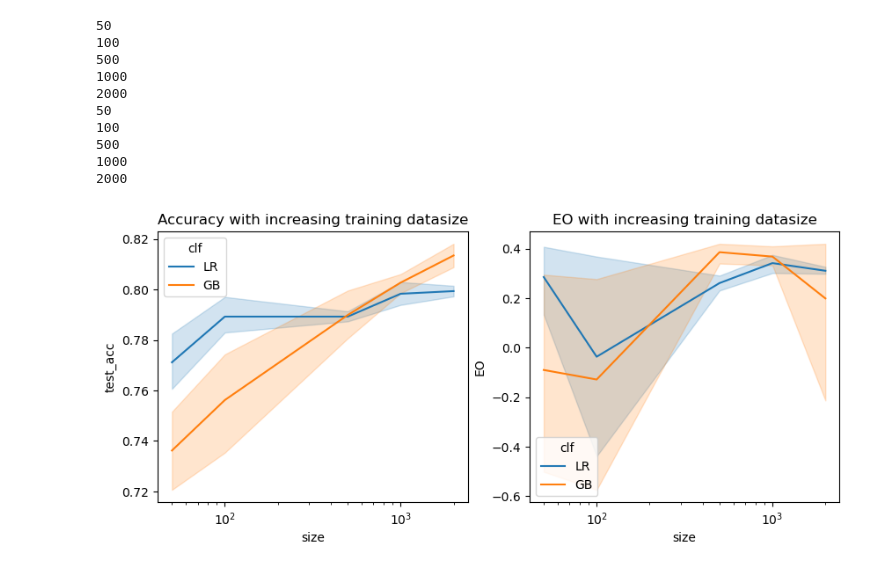
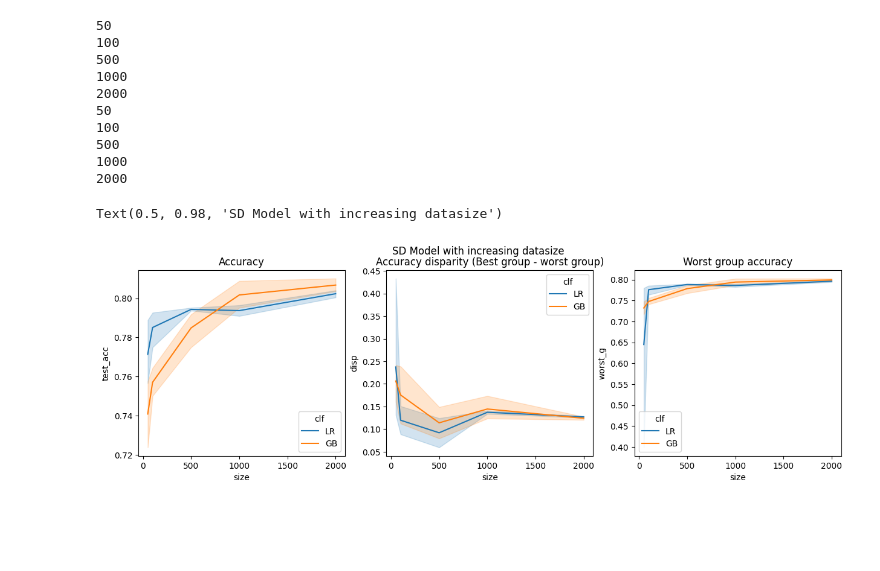
Before and after one commit to the-chen-lab/data-addition-dilemma, a Jupyter notebook: folktables-income-sandbox.ipynb, the cells around one changed output. Cells and saved outputs as stored; diff of their text form; code cells hidden in the pictures; blank space fills up the shorter version.

```diff
--- a/folktables-income-sandbox.ipynb
+++ b/folktables-income-sandbox.ipynb
@@ -90,7 +100,7 @@ data_dict={}
 state='KS'
 year='2014'
 
-for state in ['DC', 'CA', 'HI', 'SD', 'PA', 'MI', 'GA', 'MS']:
+for state in ['CA', 'HI', 'SD', 'PA', 'MI', 'GA', 'MS']:
     data_dict[state] = {}
     data_source = ACSDataSource(survey_year=year, horizon='1-Year', survey='person')
     acs_data = data_source.get_data(states=[state], download=True)
@@ -116,16 +126,17 @@ for clf in clf_dict:
         model.fit(X_train, y_train)
 
         yhat = model.predict(X_test)
-        white_tpr = np.mean(yhat[(y_test == 1) & (group_test == 1)])
-        black_tpr = np.mean(yhat[(y_test == 1) & (group_test == 2)])
+        corr = yhat == y_test
+        g_acc_arr = mt.group_accuracy(corr, group_test)
 
         results.append({
             'year': year,
             'state': ref_state,
             'test_acc': model.score(X_test, y_test),
-            'EO': white_tpr - black_tpr,
+            'disp': max(g_acc_arr) - min(g_acc_arr),
+            'worst_g': min(g_acc_arr),
             'size': len(y_train),
-            'run': run,
+            'run': i,
             'clf': clf,
         })
         for state in data_dict.keys():
@@ -135,16 +146,17 @@ for clf in clf_dict:
                         data_dict[state][year]['y'],
                         data_dict[state][year]['g'], test_size=0.4, random_state=i)
                 yhat = model.predict(X_test)
-                white_tpr = np.mean(yhat[(y_test == 1) & (group_test == 1)])
-                black_tpr = np.mean(yhat[(y_test == 1) & (group_test == 2)])
+                corr = yhat == y_test
+                g_acc_arr = mt.group_accuracy(corr, group_test)
 
                 results.append({
                 'year': year,
                 'state': state,
                 'test_acc': model.score(X_test, y_test),
-                'EO': white_tpr - black_tpr,
+                'disp': max(g_acc_arr) - min(g_acc_arr),
+                'worst_g': min(g_acc_arr),
                 'size': len(y_train),
-                'run': run,
+                'run': i,
                 'clf': clf,
             })
 # %%
@@ -194,8 +197,8 @@ for clf in clf_dict.keys():
             model.fit(X_train, y_train)
 
             yhat = model.predict(X_test)
-            white_tpr = np.mean(yhat[(y_test == 1) & (group_test == 1)])
-            black_tpr = np.mean(yhat[(y_test == 1) & (group_test == 2)])
+            corr = yhat == y_test
+            g_acc_arr = mt.group_accuracy(corr, group_test)
 
             train_acc = model.score(X_train, y_train)
 
@@ -204,7 +207,9 @@ for clf in clf_dict.keys():
             results.append({
                 'train_acc': train_acc,
                 'test_acc': test_acc,
-                'EO': white_tpr - black_tpr,
+                'test_acc': model.score(X_test, y_test),
+                'disp': max(g_acc_arr) - min(g_acc_arr),
+                'worst_g': min(g_acc_arr),
                 'size': size,
                 'run': run,
                 'clf': clf,
@@ -222,15 +227,17 @@ for clf in clf_dict.keys():
 2000
 # %%
 results_df = pd.DataFrame(results)
-fig, axes = plt.subplots(1, 2, figsize=(10, 4))
+fig, axes = plt.subplots(1, 3, figsize=(15, 4))
 sns.lineplot(data=results_df, x='size', y='test_acc', hue='clf', ax=axes[0])
-axes[0].set_title("Accuracy with increasing training datasize")
-axes[0].set_xscale('log')
-sns.lineplot(data=results_df, x='size', y='EO', hue='clf', ax=axes[1])
-axes[1].set_title("EO with increasing training datasize")
-axes[1].set_xscale('log')
+axes[0].set_title("Accuracy")
+sns.lineplot(data=results_df, x='size', y='disp', hue='clf', ax=axes[1])
+axes[1].set_title("Accuracy disparity (Best group - worst group)")
+sns.lineplot(data=results_df, x='size', y='worst_g', hue='clf', ax=axes[2])
+axes[2].set_title("Worst group accuracy")
+plt.suptitle(f"{state} Model with increasing datasize")
 # %% [output]
+Text(0.5, 0.98, 'SD Model with increasing datasize')
-[figure, old version]
+[figure, new version]
 # %%
 # sequential
 
```
Also changed, not shown: parts of 12 cells of this notebook, 1 other file.
